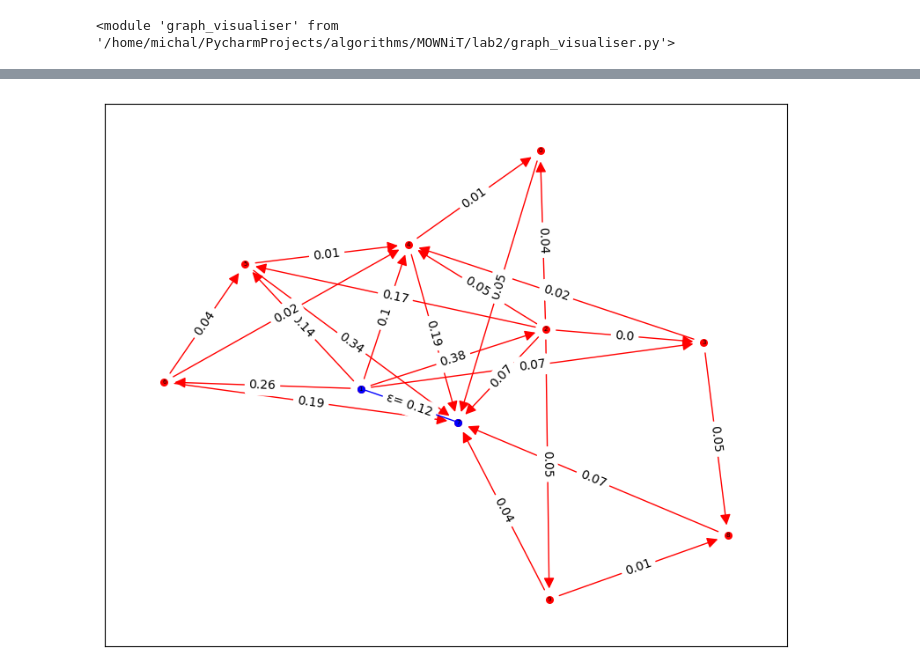
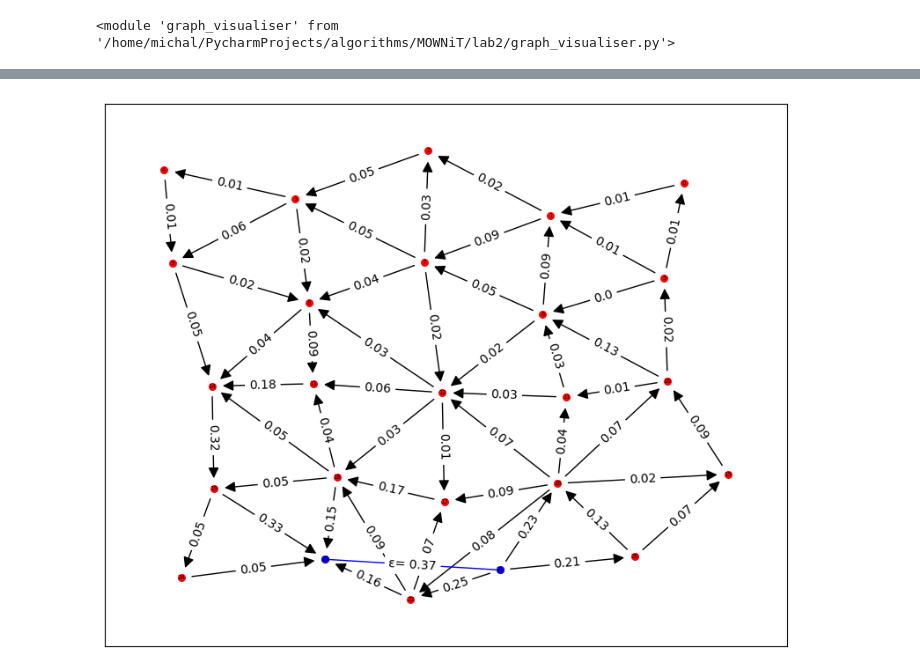
Before and after one commit to michal200292/Numericke-metody, a Jupyter notebook: lab2/zad3.ipynb, the cells around one changed output, grey strips where cells are left out. Cells and saved outputs as stored; diff of their text form; code cells hidden in the pictures.

```diff
--- a/lab2/zad3.ipynb
+++ b/lab2/zad3.ipynb
@@ -11,6 +11,6 @@ importlib.reload(gv)
 # %% [output]
 <module 'graph_visualiser' from '/home/michal/PycharmProjects/algorithms/MOWNiT/lab2/graph_visualiser.py'>
 # %%
-G, source, target, E = gg.generate_erdos_renyi(10, 0.5)
-gv.draw_resistance(G, source, target)
+G, source, target, E = gg.generate_triangulation(5, 5)
+gv.draw_with_resistance(G, source, target, small=True)
 # %% [output]
@@ -141,4 +120,4 @@ nodal_potentials(G, source, target)
 # %%
-gv.draw_current(G, source, target)
+gv.draw_with_current(G, source, target)
 # %% [output]
-[figure, old version]
+[figure, new version]
```
Also changed, not shown: parts of 5 cells of this notebook, 2 other files.
